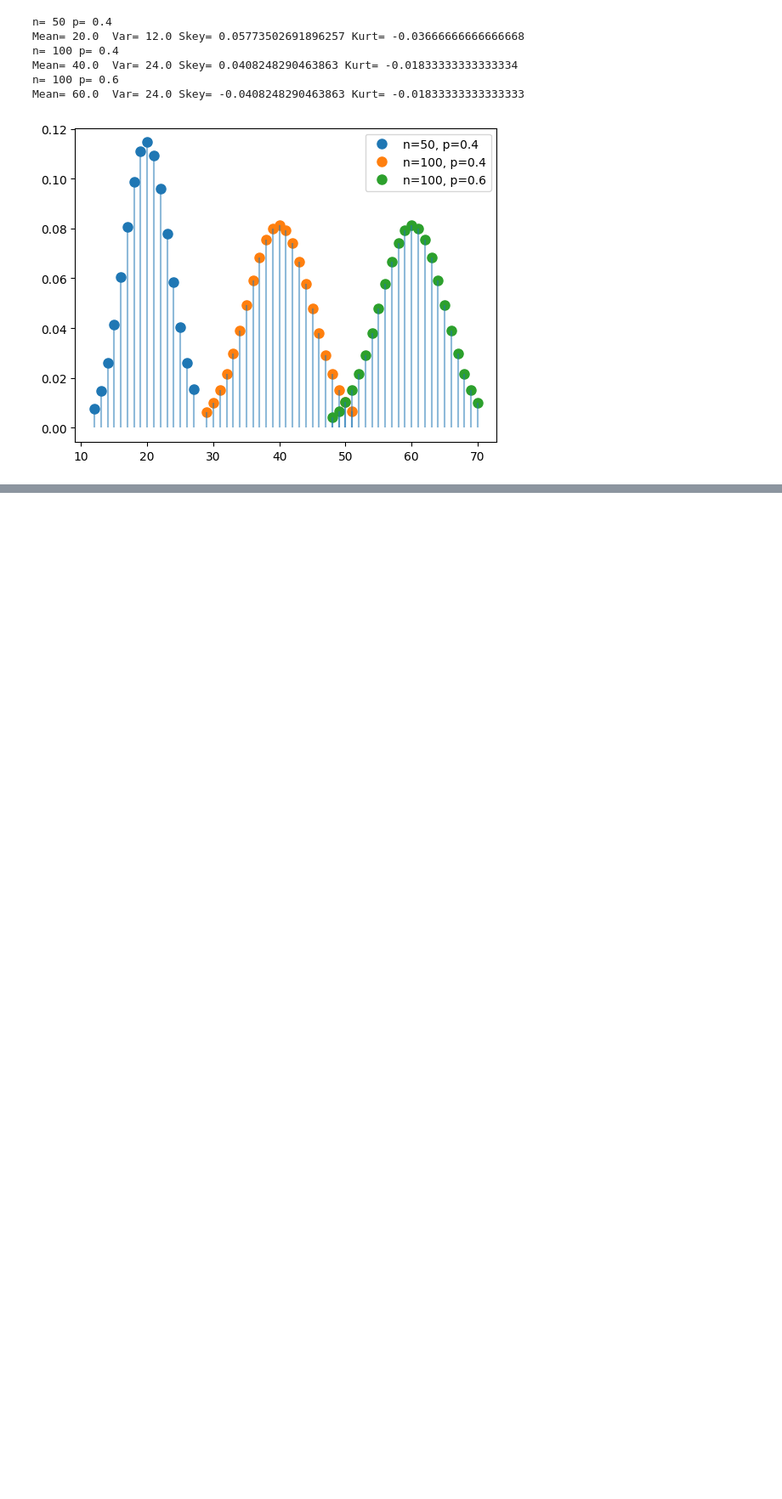
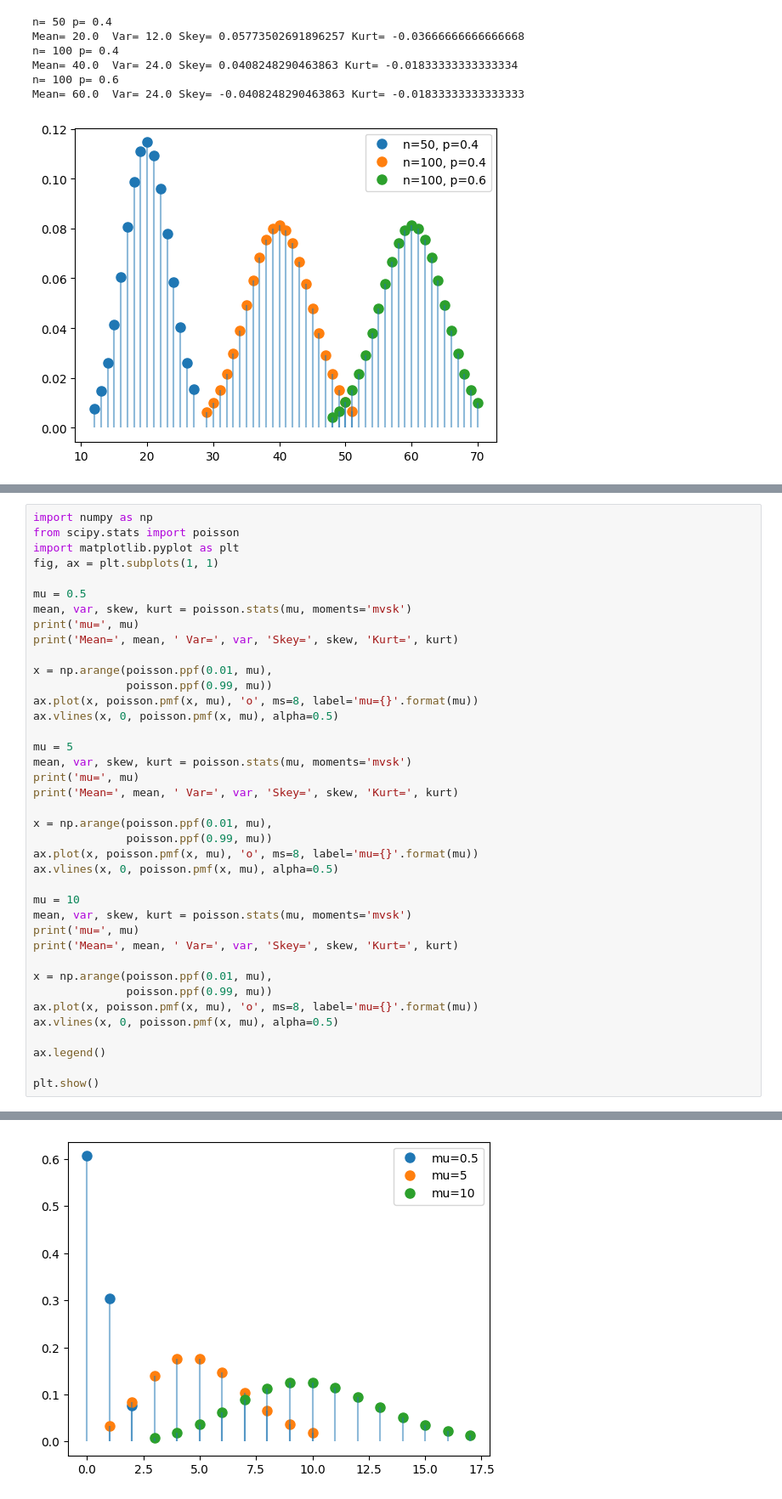
Before and after one commit to namoshi/mathAI, a Jupyter notebook: py_stat_data.ipynb, the cells around one changed output, grey strips where cells are left out. Shown: that part at 85% size. Drawn from its saved outputs; the diff is of its cells as text; blank space fills up the shorter version.

```diff
--- a/py_stat_data.ipynb
+++ b/py_stat_data.ipynb
@@ -337,0 +340,40 @@ Mean= 60.0  Var= 24.0 Skey= -0.0408248290463863 Kurt= -0.01833333333333333
+# %%
+import numpy as np
+from scipy.stats import poisson
+import matplotlib.pyplot as plt
+fig, ax = plt.subplots(1, 1)
+
+mu = 0.5
+mean, var, skew, kurt = poisson.stats(mu, moments='mvsk')
+print('mu=', mu)
+print('Mean=', mean, ' Var=', var, 'Skey=', skew, 'Kurt=', kurt)
+
+x = np.arange(poisson.ppf(0.01, mu),
+              poisson.ppf(0.99, mu))
+ax.plot(x, poisson.pmf(x, mu), 'o', ms=8, label='mu={}'.format(mu))
+ax.vlines(x, 0, poisson.pmf(x, mu), alpha=0.5)
+
+mu = 5
+mean, var, skew, kurt = poisson.stats(mu, moments='mvsk')
+print('mu=', mu)
+print('Mean=', mean, ' Var=', var, 'Skey=', skew, 'Kurt=', kurt)
+
+x = np.arange(poisson.ppf(0.01, mu),
+              poisson.ppf(0.99, mu))
+ax.plot(x, poisson.pmf(x, mu), 'o', ms=8, label='mu={}'.format(mu))
+ax.vlines(x, 0, poisson.pmf(x, mu), alpha=0.5)
+
+mu = 10
+mean, var, skew, kurt = poisson.stats(mu, moments='mvsk')
+print('mu=', mu)
+print('Mean=', mean, ' Var=', var, 'Skey=', skew, 'Kurt=', kurt)
+
+x = np.arange(poisson.ppf(0.01, mu),
+              poisson.ppf(0.99, mu))
+ax.plot(x, poisson.pmf(x, mu), 'o', ms=8, label='mu={}'.format(mu))
+ax.vlines(x, 0, poisson.pmf(x, mu), alpha=0.5)
+
+ax.legend()
+
+plt.show()
+# %% [output]
@@ -337,0 +386 @@ Mean= 60.0  Var= 24.0 Skey= -0.0408248290463863 Kurt= -0.01833333333333333
+[figure, added]
```
Also changed, not shown: parts of 8 cells of this notebook.
